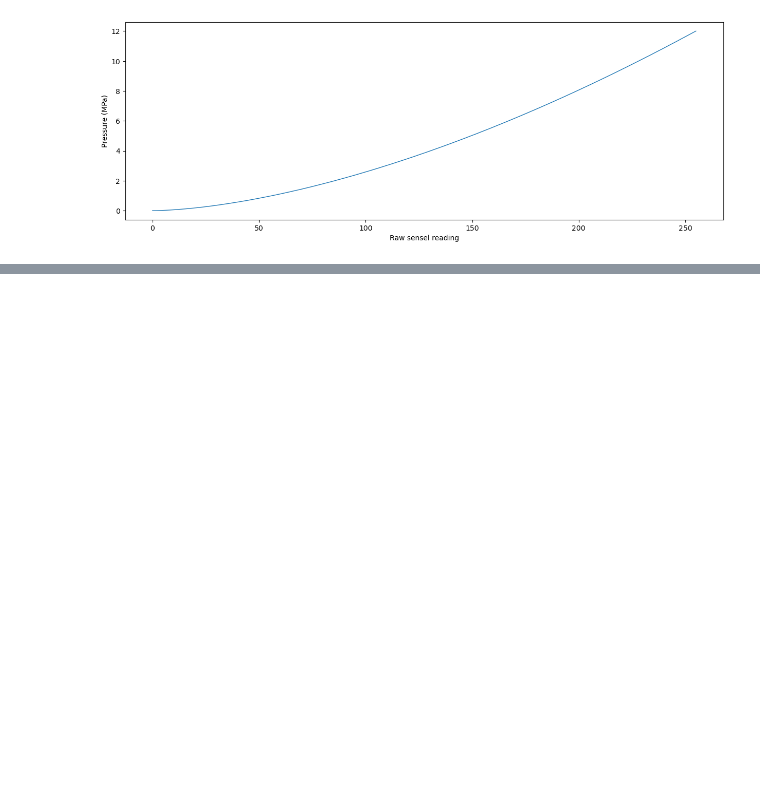
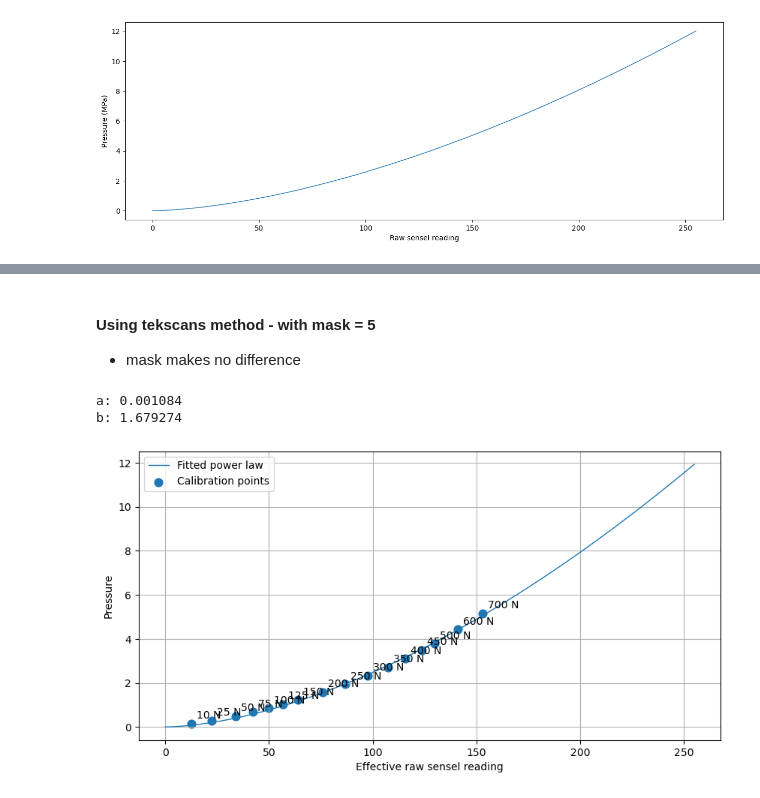
Before and after one commit to MattyOram/phd, a Jupyter notebook: WorkPackages/TMCJ-Contact/Experimental/notebooks/Experiments/TekscanCalibration/elasticoCalibration.ipynb, the cells around one changed output, grey strips where cells are left out. Saved outputs shown, nothing was run; the diff lists cells and outputs as text; code cells hidden in the pictures; blank space fills up the shorter version.

```diff
--- a/WorkPackages/TMCJ-Contact/Experimental/notebooks/Experiments/TekscanCalibration/elasticoCalibration.ipynb
+++ b/WorkPackages/TMCJ-Contact/Experimental/notebooks/Experiments/TekscanCalibration/elasticoCalibration.ipynb
@@ -187,0 +379,47 @@ plt.show()
+# %% [markdown]
+#### Using tekscans method - with mask = 5
+- mask makes no difference
+# %%
+mask_raw = 5 # ≤ masked
+cal_data_raw_masked = {key: np.where(val <= mask_raw, 0, val) for key, val in cal_data_raw.items()}
+
+a_allF, b_allF, fit_points = compute_power_law_coeffs(
+    cal_data_raw_masked,
+    return_fit_points=True
+)
+
+fig, ax = plt.subplots(figsize=(10, 5))
+
+# Fitted curve
+raw = np.linspace(0, 255, 1000)
+pressure = a_allF * raw ** b_allF
+
+ax.plot(raw, pressure, linewidth=1, label="Fitted power law")
+
+# Points used for fitting, one per calibration load
+ax.scatter(
+    fit_points["raw_eff"],
+    fit_points["pressure_actual"],
+    s=60,
+    label="Calibration points"
+)
+
+for F, x, y in zip(
+    fit_points["force"],
+    fit_points["raw_eff"],
+    fit_points["pressure_actual"]
+):
+    ax.annotate(f"{F:g} N", (x, y), xytext=(5, 5), textcoords="offset points")
+
+print(f"a: {a_allF:.6f}")
+print(f"b: {b_allF:.6f}")
+
+ax.set_xlabel("Effective raw sensel reading")
+ax.set_ylabel("Pressure")
+ax.legend()
+ax.grid(True)
+plt.show()
+# %% [output]
+a: 0.001084
+b: 1.679274
+[figure, added]
```
Also changed, not shown: parts of 22 cells of this notebook.
